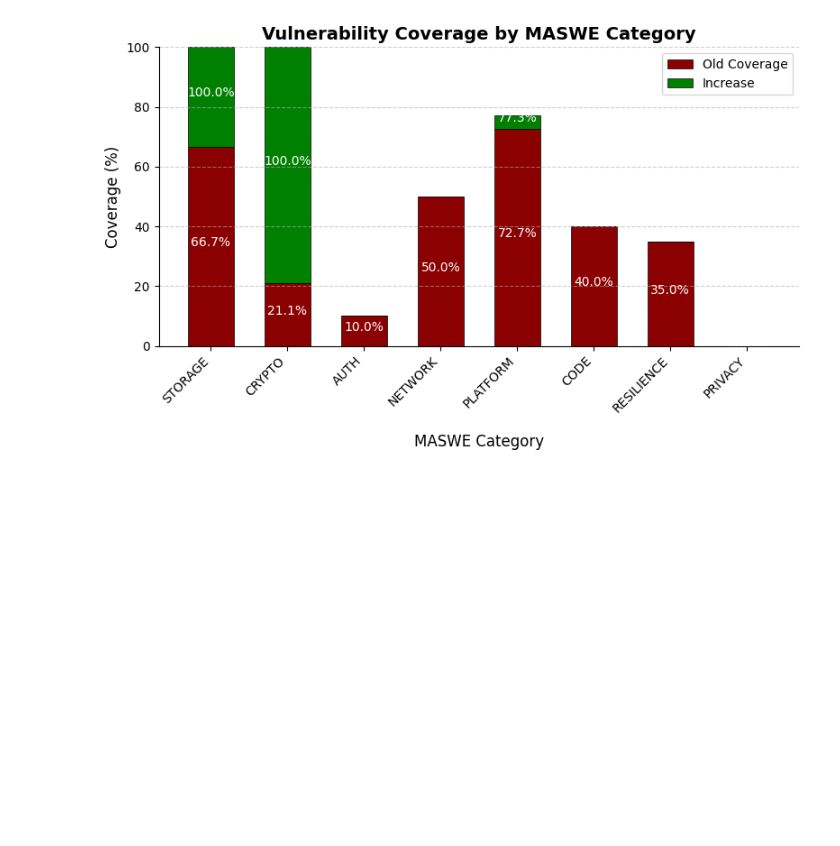
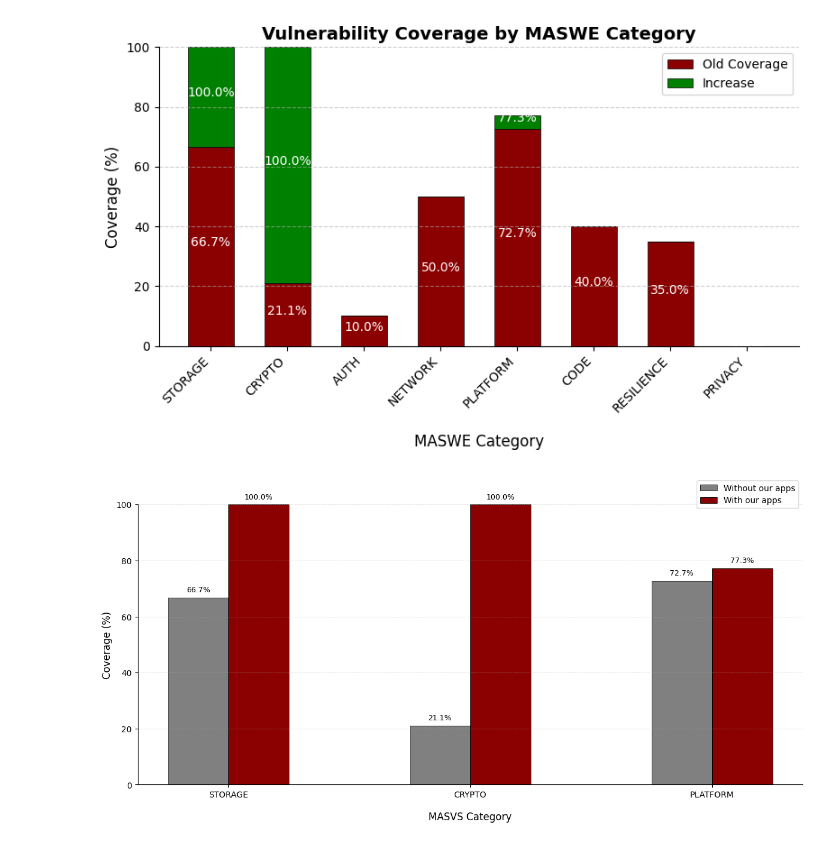
Before and after one commit to domi-cmd/Reference_Application_for_OWASP_MASTG, a Jupyter notebook: dev_documents/seminar_thesis/reference_apps/data_manipulation/app_coverage_plus_own_app.ipynb, the cells around one changed output. Cells and saved outputs as stored; diff of their text form; code cells hidden in the pictures; blank space fills up the shorter version.

```diff
--- a/dev_documents/seminar_thesis/reference_apps/data_manipulation/app_coverage_plus_own_app.ipynb
+++ b/dev_documents/seminar_thesis/reference_apps/data_manipulation/app_coverage_plus_own_app.ipynb
@@ -605,3 +605,64 @@ plt.show()
 fig.savefig("../plots/vulnerability_coverage_progress_ugly", dpi=300, bbox_inches="tight")
 # %% [output]
 [figure]
+# %%
+# Plot both old and new summary in same graph for nice comparison
+# Explicit style
+fig, ax = plt.subplots(figsize=(12, 6))
+
+# Filter to only keep storage, platform, and crypto categories
+categories_to_keep = ["storage", "platform", "crypto"]
+summary_old_filtered = summary_old[summary_old.index.str.lower().isin(categories_to_keep)]
+summary_new_filtered = summary_new[summary_new.index.str.lower().isin(categories_to_keep)]
+
+# Prepare positions for side-by-side bars
+x = np.arange(len(summary_old_filtered.index))
+width = 0.25
+
+# All filtered categories should be darkred
+colors_bars2 = ["darkred" for cat in summary_old_filtered.index]
+
+# Plot the bar chart side-by-side
+bars1 = ax.bar(x - width/2, summary_old_filtered["coverage_percentage"], width,
+               color="gray", edgecolor="black", linewidth=0.6,
+               label="Without our apps")
+bars2 = ax.bar(x + width/2, summary_new_filtered["coverage_percentage"], width,
+               color=colors_bars2, edgecolor="black", linewidth=0.6,
+               label="With our apps")
+
+# Customize appearance
+# ax.set_title("Increase in Coverage from Our Apps", fontsize=20, pad=30)
+ax.set_xlabel("MASVS Category", fontsize=12, labelpad=15)
+ax.set_ylabel("Coverage (%)", fontsize=12)
+ax.set_ylim(0, 100)
+ax.set_xticks(x)
+ax.set_xticklabels(summary_old_filtered.index)
+#ax.legend(loc="upper right", bbox_to_anchor=(1, 1.1), frameon=True)
+ax.grid(axis="y", linestyle="--", alpha=0.5, linewidth=0.5)
+ax.spines[["top", "right"]].set_visible(False)
+
+ax.legend(
+    loc="upper right",          # position relative to the Axes
+    bbox_to_anchor=(1, 1.1),  # (x, y) — 1.15 moves it a bit above the top
+    frameon=True                # optional: remove box background
+)
+
+# Add values on top of each bar
+for bar in bars1:
+    height = bar.get_height()
+    ax.text(bar.get_x() + bar.get_width()/2, height + 2,
+            f"{height:.1f}%", ha="center", fontsize=9)
+
+for bar in bars2:
+    height = bar.get_height()
+    ax.text(bar.get_x() + bar.get_width()/2, height + 2,
+            f"{height:.1f}%", ha="center", fontsize=9)
+
+# Show the plot
+plt.tight_layout()
+plt.show()
+
+# Save the figure
+#fig.savefig("../plots/total_coverage_with_my_app/vulnerability_coverage_percentage_comparison.png", dpi=300, bbox_inches="tight")
+# %% [output]
+[figure, added]
```
Also changed, not shown: 3 other files.
